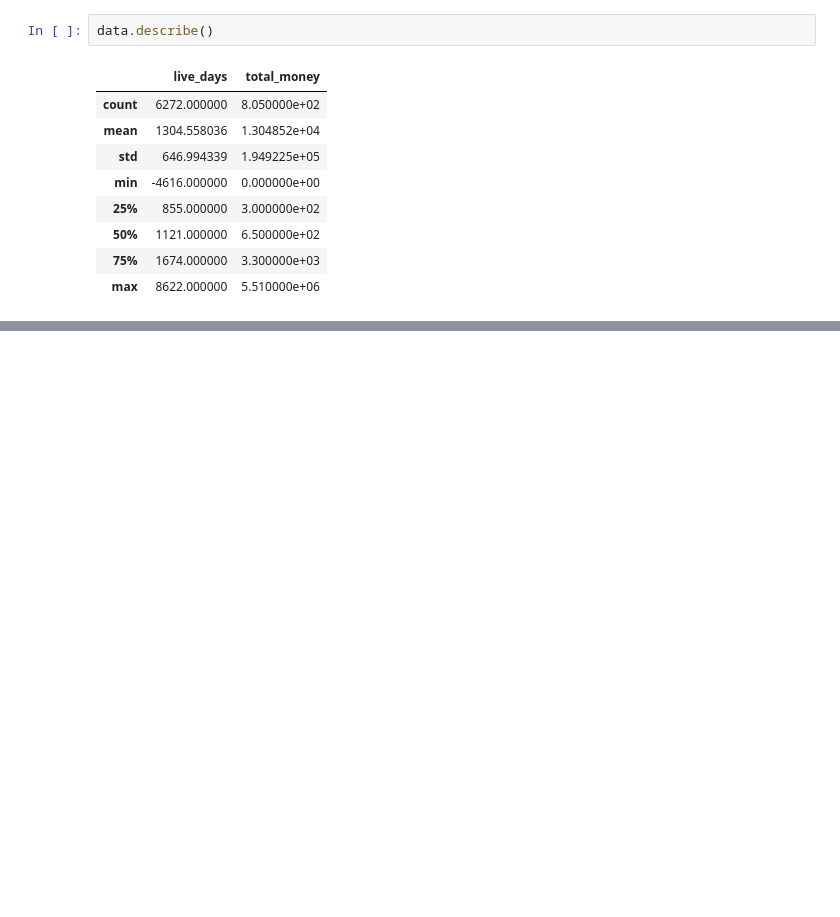
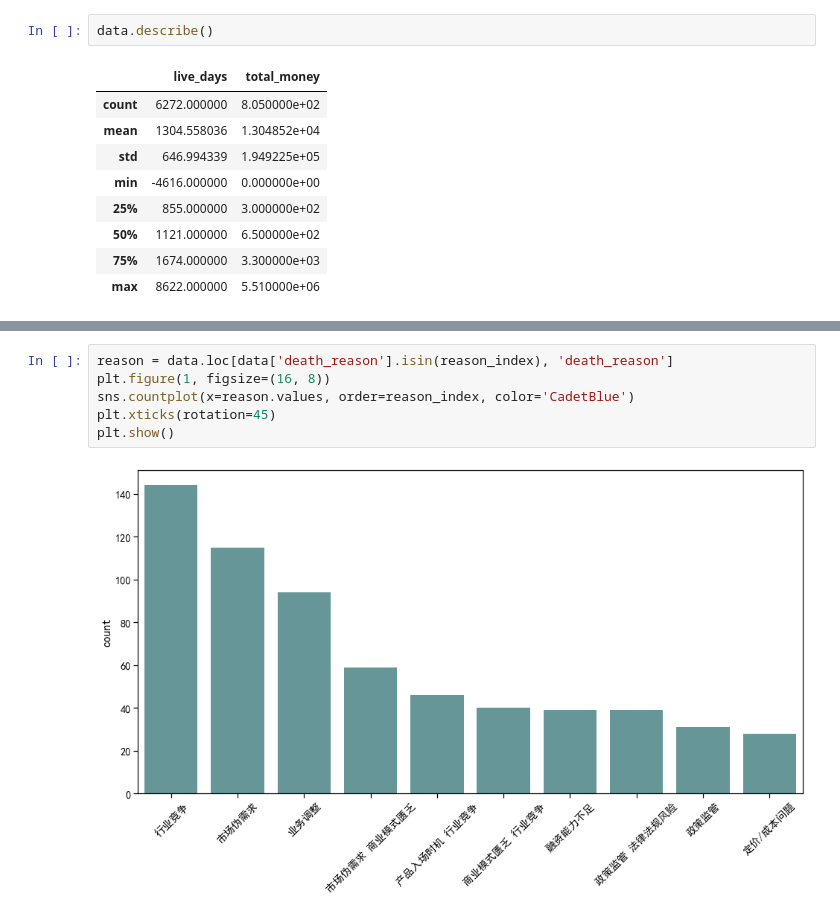
Before and after one commit to smiledobule/sklearn, a Jupyter notebook: analyse/death_company/death_company.ipynb, the cells around one changed output, grey strips where cells are left out. Cells and saved outputs as stored; diff of their text form; blank space fills up the shorter version.

```diff
--- a/analyse/death_company/death_company.ipynb
+++ b/analyse/death_company/death_company.ipynb
@@ -75,0 +356,8 @@ data.describe()
+# %%
+reason = data.loc[data['death_reason'].isin(reason_index), 'death_reason']
+plt.figure(1, figsize=(16, 8))
+sns.countplot(x=reason.values, order=reason_index, color='CadetBlue')
+plt.xticks(rotation=45)
+plt.show()
+# %% [output]
+[figure, added]
```
Also changed, not shown: parts of 27 cells of this notebook, 2 other files.
